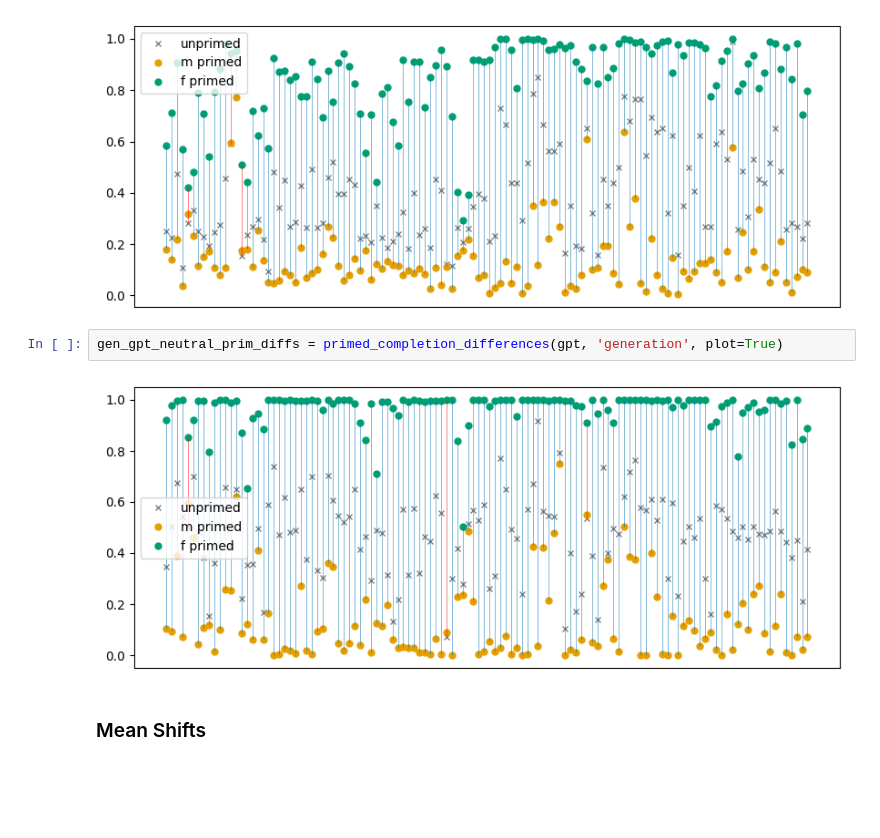
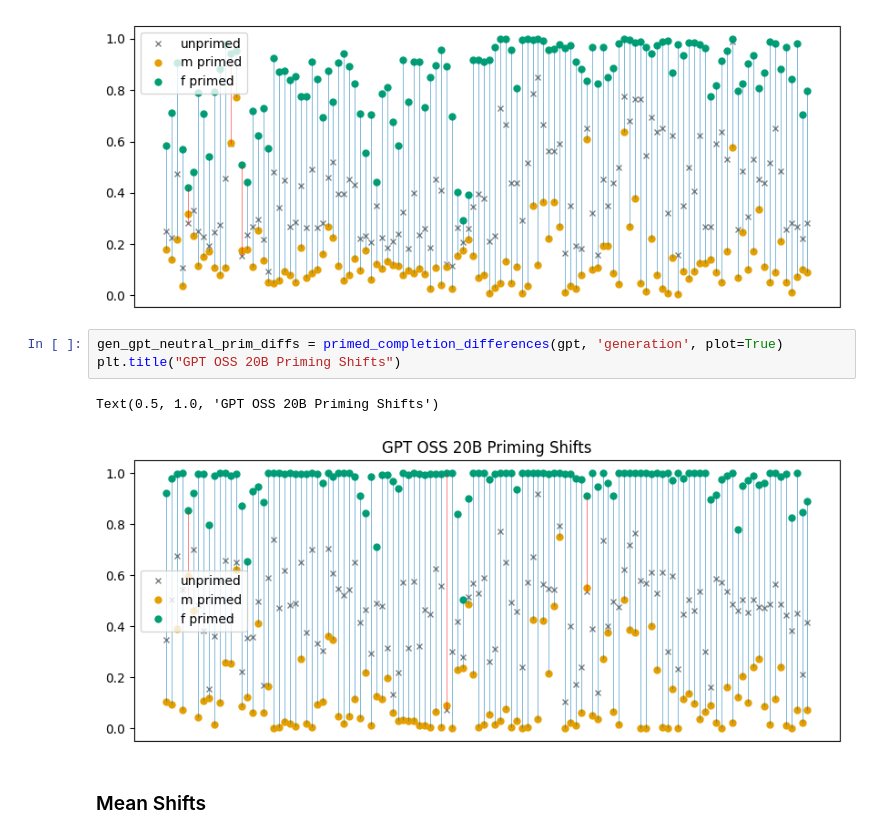
Before and after one commit to sagarkumar16/winogender_contextuality, a Jupyter notebook: notebooks/10-sk-bias-tests.ipynb, the cells around one changed output. Saved outputs shown, nothing was run; the diff lists cells and outputs as text; blank space fills up the shorter version.

```diff
--- a/notebooks/10-sk-bias-tests.ipynb
+++ b/notebooks/10-sk-bias-tests.ipynb
@@ -1460,8 +1137,10 @@ int_gpt_neutral_prim_diffs = primed_completion_differences(gpt, 'internal', plot
 [figure]
 # %%
 gen_gpt_neutral_prim_diffs = primed_completion_differences(gpt, 'generation', plot=True)
+plt.title("GPT OSS 20B Priming Shifts")
 # %% [output]
+Text(0.5, 1.0, 'GPT OSS 20B Priming Shifts')
-[figure, old version]
+[figure, new version]
 # %% [markdown]
 ### Mean Shifts
 # %%
```
Also changed, not shown: parts of 25 cells of this notebook, 1 other file.
